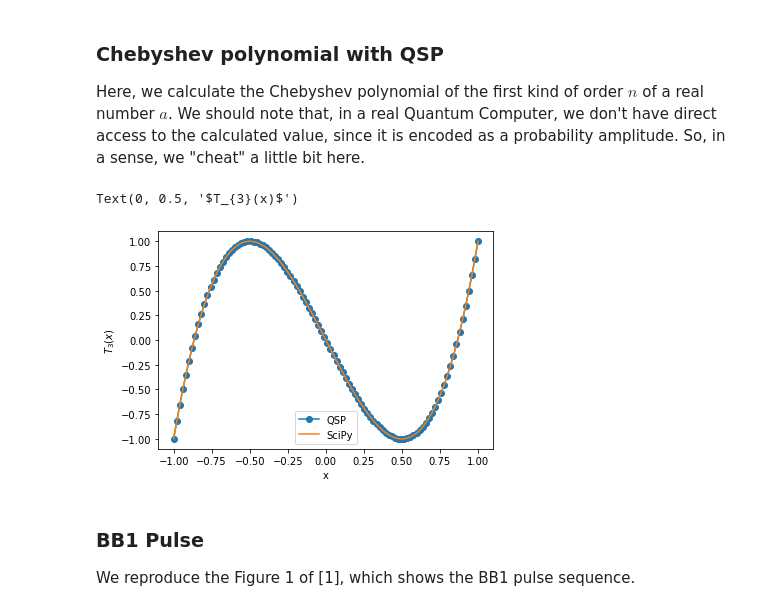
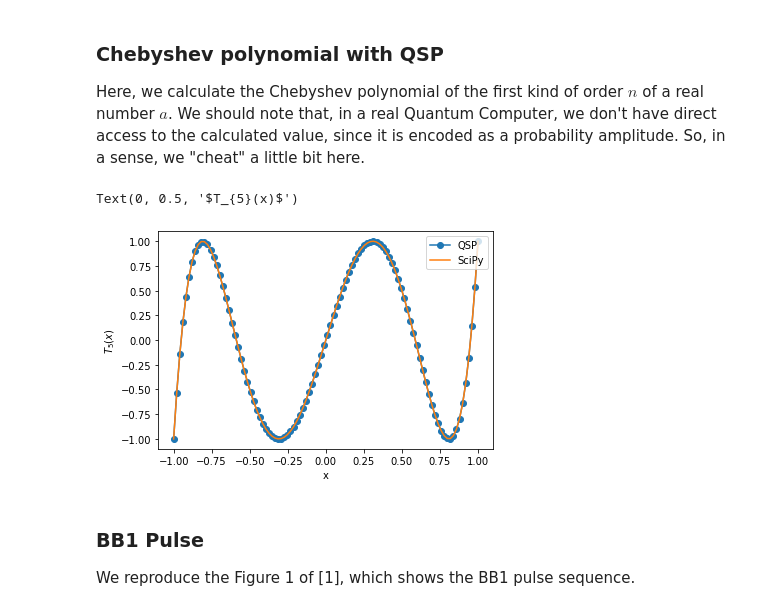
Before and after one commit to agnikit/QSVT, a Jupyter notebook: qsvt.ipynb, the cells around one changed output. Drawn from its saved outputs; the diff is of its cells as text; code cells hidden in the pictures.

```diff
--- a/qsvt.ipynb
+++ b/qsvt.ipynb
@@ -53,33 +54,33 @@ direct access to the calculated value, since it is encoded as a probability ampl
 # %%
 # create the backend, it will be used to run all the circuits
 backend = Aer.get_backend('statevector_simulator')
 
 # parameters of the QSP
-N = 3 ; # order of the Chebyshev polynomial
+N = 5 ; # order of the Chebyshev polynomial
 phi = np.zeros(N+1) ; # rotation phases
 
 x = np.linspace(-1,1,100)
 chebyt_qsp = np.zeros(x.size)
 chebyt_builtin = np.zeros(x.size)
 
 for i in range(x.size):
     qc = create_QSP_circuit(x[i],phi)
     job = backend.run(qc)
     result = job.result()
     output_state = result.get_statevector(qc)
     calculated_chebyt = output_state.data[0]
     chebyt_qsp[i] = np.real(calculated_chebyt)
     chebyt_builtin[i] = chebyt(N)(x[i])
 
 # plot the results
 plt.plot(x,chebyt_qsp, label='QSP', marker = 'o')
 plt.plot(x,chebyt_builtin, label='SciPy')
 plt.legend()
 plt.xlabel('x')
 plt.ylabel(r'$T_{%d}(x)$'%N)
 # %% [output]
-Text(0, 0.5, '$T_{3}(x)$')
+Text(0, 0.5, '$T_{5}(x)$')
-[figure, old version]
+[figure, new version]
 # %% [markdown]
 ### BB1 Pulse
 
```
Also changed, not shown: parts of 3 cells of this notebook.
